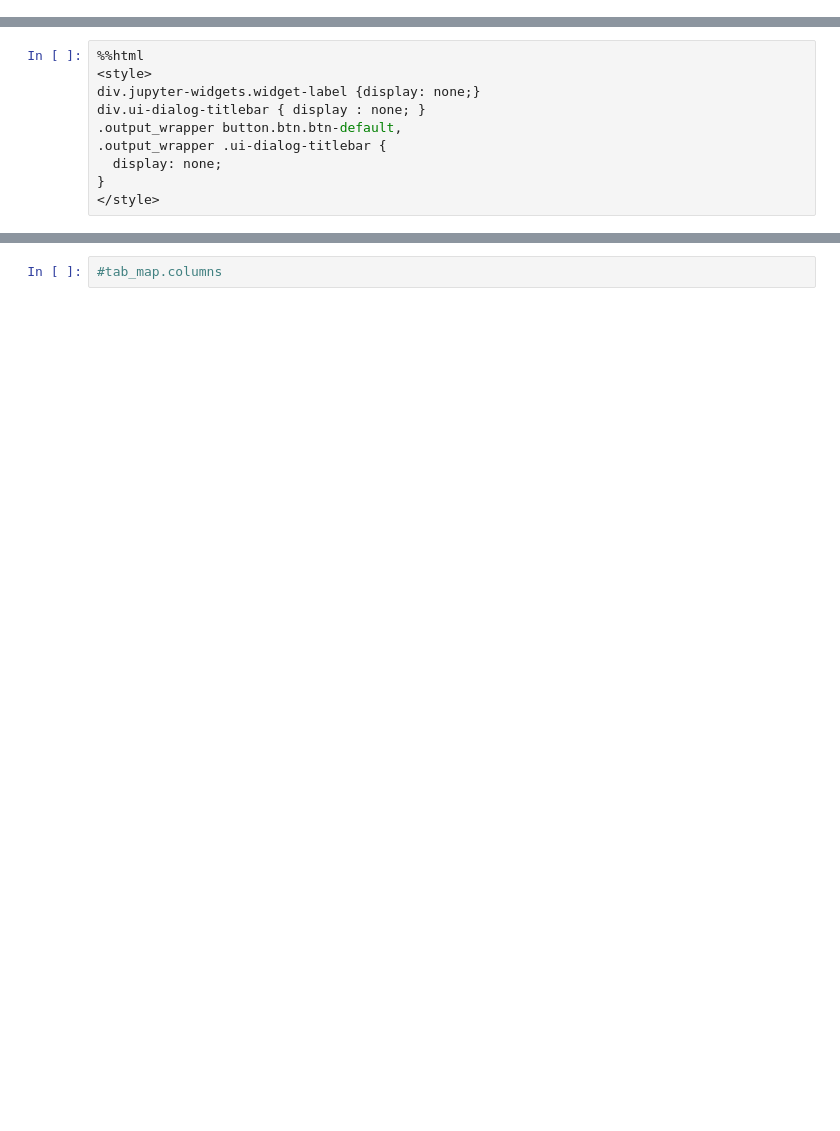
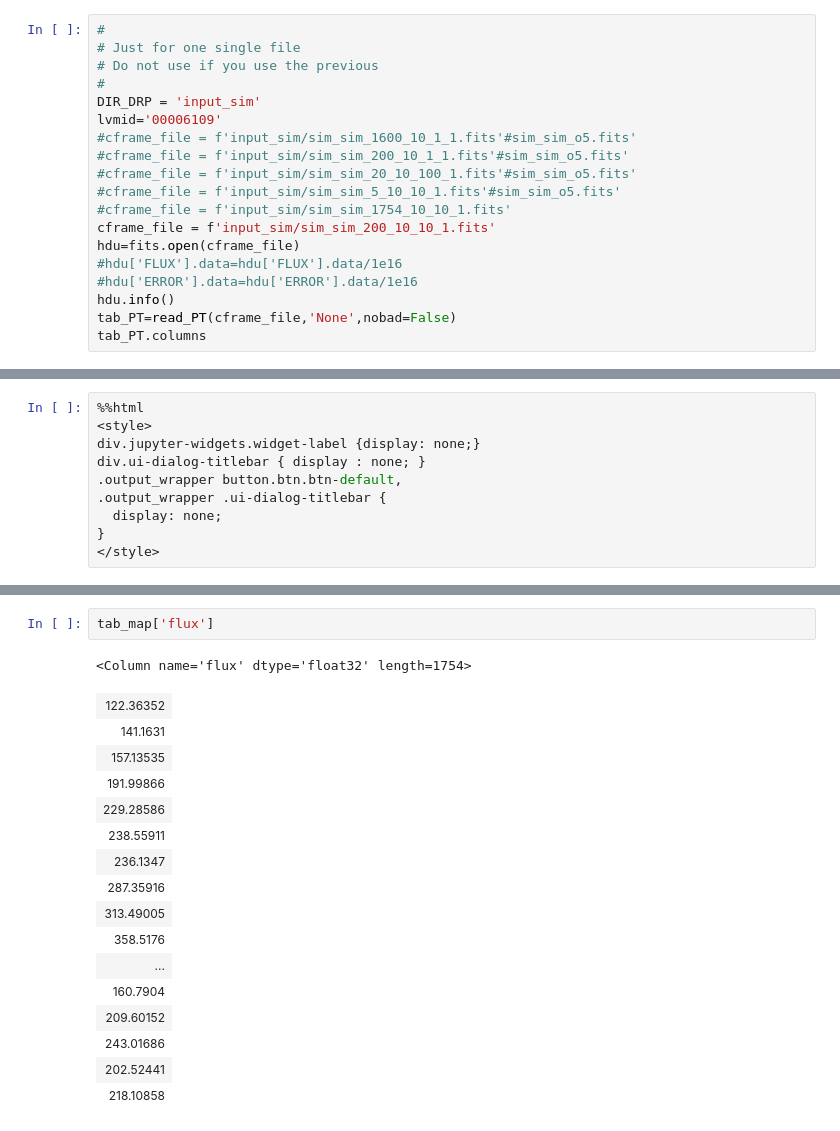
Before and after one commit to sdss/lvmdap, a Jupyter notebook: notebooks/LVMview.ipynb, the cells around one changed output, grey strips where cells are left out. Cells and saved outputs as stored; diff of their text form; blank space fills up the shorter version.

```diff
--- a/notebooks/LVMview.ipynb
+++ b/notebooks/LVMview.ipynb
@@ -301,3 +295,22 @@ No.    Name      Ver    Type      Cards   Dimensions   Format
   8  SUPERSKY      1 BinTableHDU     24   1458345R x 6C   [E, E, E, J, J, 4A]
   9  SLITMAP       1 BinTableHDU     43   1944R x 17C   [K, K, 3A, K, 8A, 5A, K, 4A, D, D, D, 6A, 8A, K, 17A, K, K]
 <TableColumns names=('id','ra','dec','mask','fiberid','exposure')>
+# %%
+#
+# Just for one single file
+# Do not use if you use the previous
+#
+DIR_DRP = 'input_sim'
+lvmid='00006109'
+#cframe_file = f'input_sim/sim_sim_1600_10_1_1.fits'#sim_sim_o5.fits'
+#cframe_file = f'input_sim/sim_sim_200_10_1_1.fits'#sim_sim_o5.fits'
+#cframe_file = f'input_sim/sim_sim_20_10_100_1.fits'#sim_sim_o5.fits'
+#cframe_file = f'input_sim/sim_sim_5_10_10_1.fits'#sim_sim_o5.fits'
+#cframe_file = f'input_sim/sim_sim_1754_10_10_1.fits'
+cframe_file = f'input_sim/sim_sim_200_10_10_1.fits'
+hdu=fits.open(cframe_file)
+#hdu['FLUX'].data=hdu['FLUX'].data/1e16
+#hdu['ERROR'].data=hdu['ERROR'].data/1e16
+hdu.info()
+tab_PT=read_PT(cframe_file,'None',nobad=False)
+tab_PT.columns
@@ -684,5 +719,23 @@ widgets.VBox([UBox,DBox])
 [interactive output not drawn]
 [interactive output not drawn]
 VBox(children=(HBox(children=(FloatRangeSlider(value=(6555.0, 6570.0), description='Wave Map', layout=Layout(w…
-# %%
-#tab_map.columns
+# %%
+tab_map['flux']
+# %% [output]
+<Column name='flux' dtype='float32' length=1754>
+| 122.36352 |
+| 141.1631 |
+| 157.13535 |
+| 191.99866 |
+| 229.28586 |
+| 238.55911 |
+| 236.1347 |
+| 287.35916 |
+| 313.49005 |
+| 358.5176 |
+| ... |
+| 160.7904 |
+| 209.60152 |
+| 243.01686 |
+| 202.52441 |
+| 218.10858 |
```
Also changed, not shown: parts of 4 cells of this notebook, 3 other files.
